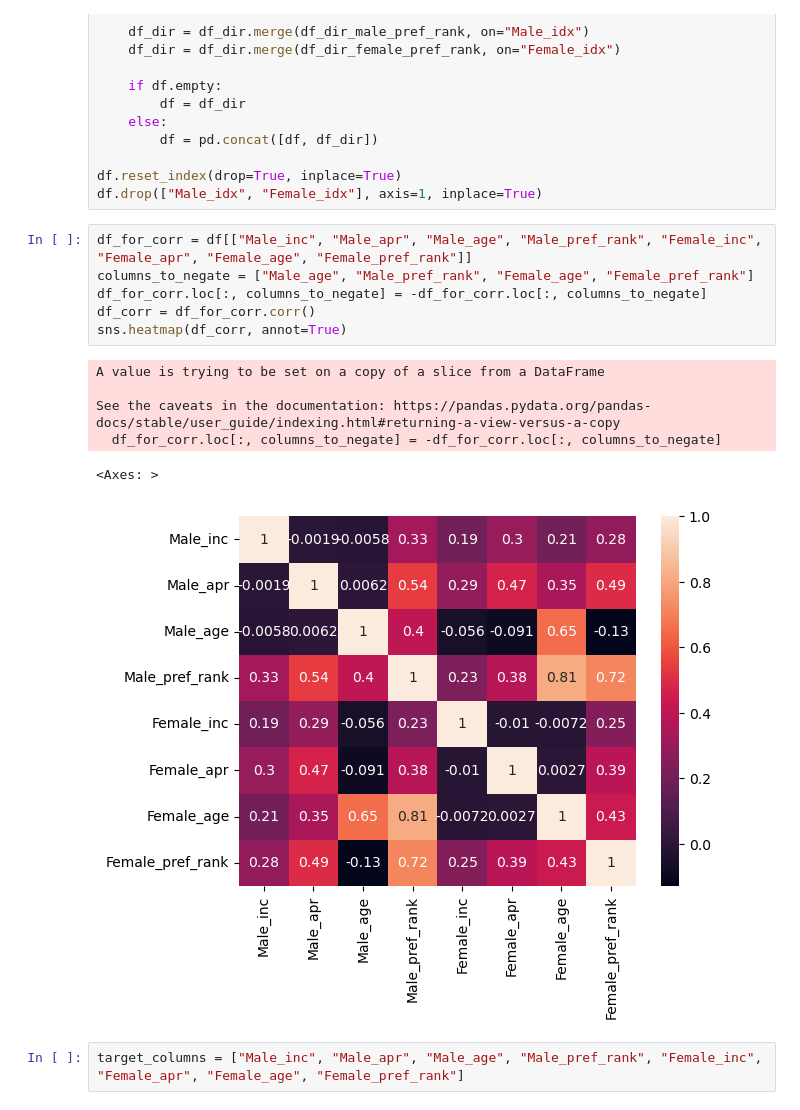
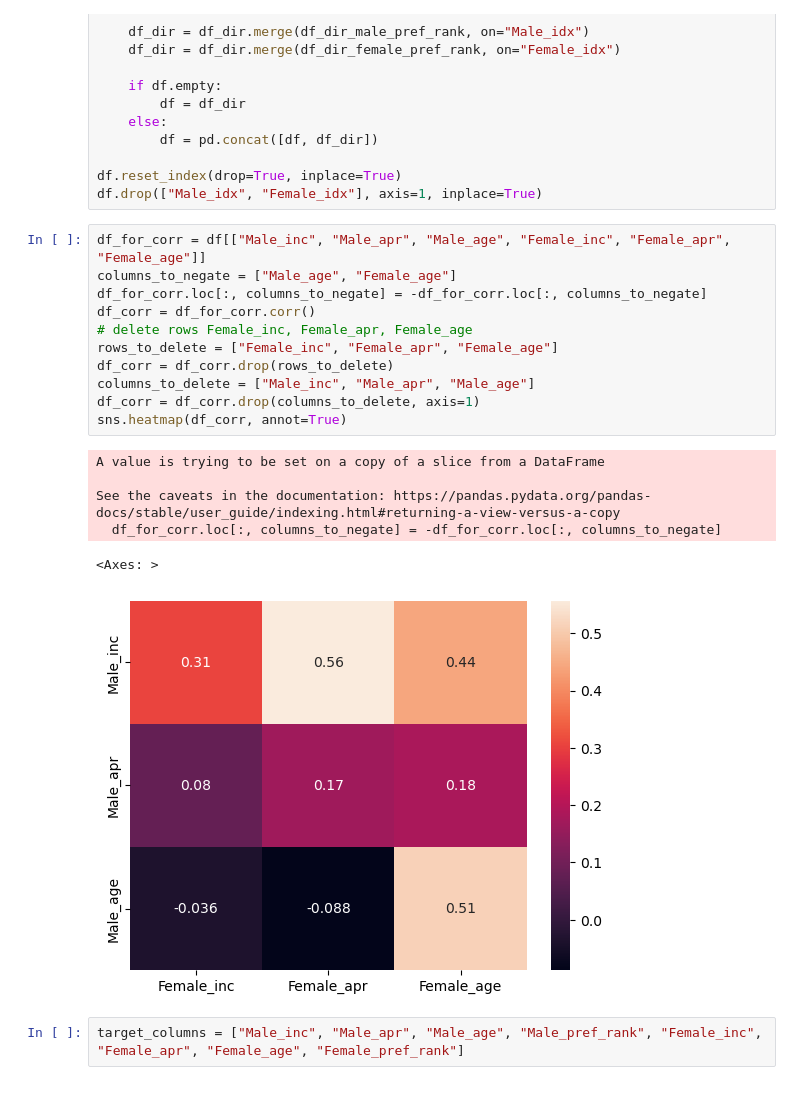
Before and after one commit to tetsukamen/matching-simulation, a Jupyter notebook: analyze.ipynb, the cells around one changed output. Cells and saved outputs as stored; diff of their text form.

```diff
--- a/analyze.ipynb
+++ b/analyze.ipynb
@@ -36,18 +36,23 @@ for dir in dirs:
 df.reset_index(drop=True, inplace=True)
 df.drop(["Male_idx", "Female_idx"], axis=1, inplace=True)
 # %%
-df_for_corr = df[["Male_inc", "Male_apr", "Male_age", "Male_pref_rank", "Female_inc", "Female_apr", "Female_age", "Female_pref_rank"]]
-columns_to_negate = ["Male_age", "Male_pref_rank", "Female_age", "Female_pref_rank"]
+df_for_corr = df[["Male_inc", "Male_apr", "Male_age", "Female_inc", "Female_apr", "Female_age"]]
+columns_to_negate = ["Male_age", "Female_age"]
 df_for_corr.loc[:, columns_to_negate] = -df_for_corr.loc[:, columns_to_negate]
 df_corr = df_for_corr.corr()
+# delete rows Female_inc, Female_apr, Female_age
+rows_to_delete = ["Female_inc", "Female_apr", "Female_age"]
+df_corr = df_corr.drop(rows_to_delete)
+columns_to_delete = ["Male_inc", "Male_apr", "Male_age"]
+df_corr = df_corr.drop(columns_to_delete, axis=1)
 sns.heatmap(df_corr, annot=True)
 # %% [output]
 A value is trying to be set on a copy of a slice from a DataFrame
 
 See the caveats in the documentation: https://pandas.pydata.org/pandas-docs/stable/user_guide/indexing.html#returning-a-view-versus-a-copy
   df_for_corr.loc[:, columns_to_negate] = -df_for_corr.loc[:, columns_to_negate]
 <Axes: >
-[figure, old version]
+[figure, new version]
 # %%
 target_columns = ["Male_inc", "Male_apr", "Male_age", "Male_pref_rank", "Female_inc", "Female_apr", "Female_age", "Female_pref_rank"]
 # %%
```
Also changed, not shown: parts of 6 cells of this notebook, 1 other file.
